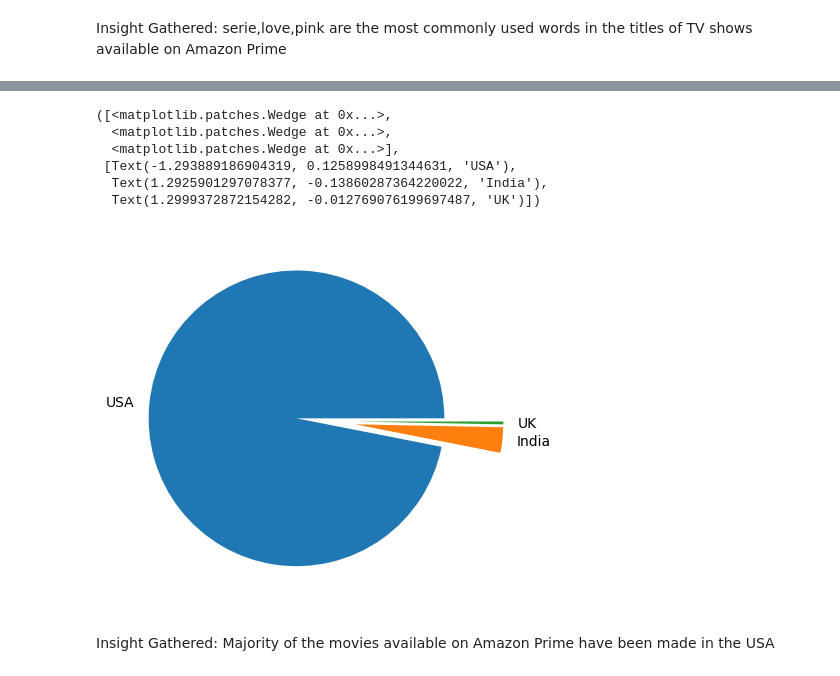
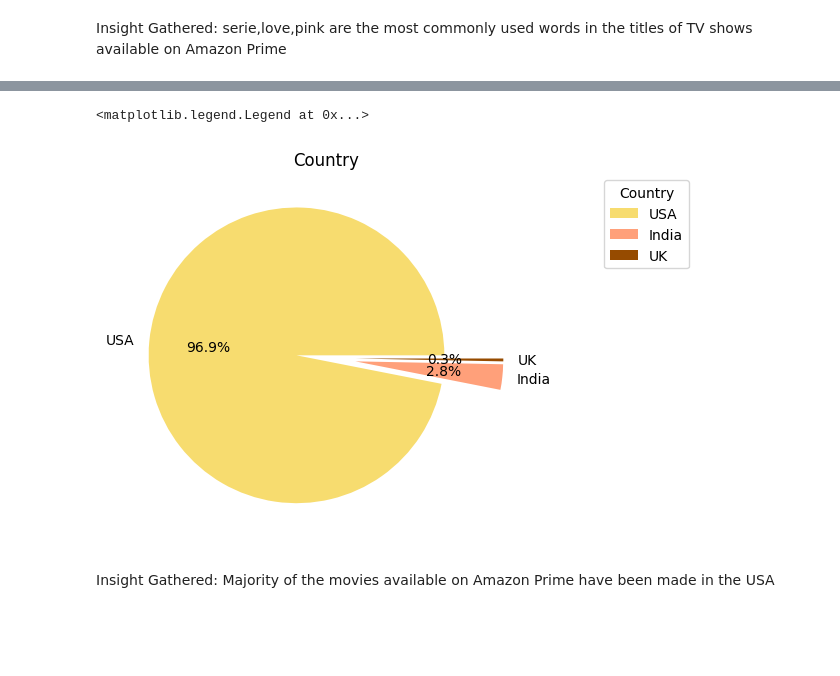
Before and after one commit to AmruhaAhmed/Amazon-Prime-Analysis-using-Python, a Jupyter notebook: AmazonPrime.ipynb, the cells around one changed output, grey strips where cells are left out. Drawn from its saved outputs; the diff is of its cells as text; code cells hidden in the pictures; blank space fills up the shorter version.

```diff
--- a/AmazonPrime.ipynb
+++ b/AmazonPrime.ipynb
@@ -771,16 +844,15 @@ Name: country, dtype: int64
 # %%
 keys=["USA","India","UK"]
 data=[7439,213,24]
 explode=(0.2,0.2,0.2)
-plt.pie(data,labels=keys,explode=explode)
+palette_color = ['#F7DC6F', '#FFA07A', '#964B00']
+plt.pie(data,labels=keys,explode=explode,colors=palette_color,autopct='%1.1f%%')
+legend_labels = keys
+plt.title("Country")
+plt.legend( legend_labels, loc='upper right', bbox_to_anchor=(1.5, 1), title="Country")
 # %% [output]
-([<matplotlib.patches.Wedge at 0x...>,
-  <matplotlib.patches.Wedge at 0x...>,
-  <matplotlib.patches.Wedge at 0x...>],
- [Text(-1.293889186904319, 0.1258998491344631, 'USA'),
-  Text(1.2925901297078377, -0.13860287364220022, 'India'),
-  Text(1.2999372872154282, -0.012769076199697487, 'UK')])
+<matplotlib.legend.Legend at 0x...>
-[figure, old version]
+[figure, new version]
 # %% [markdown]
 Insight Gathered: Majority of the movies available on Amazon Prime have been made in the USA
 # %%
```
Also changed, not shown: parts of 49 cells of this notebook.
